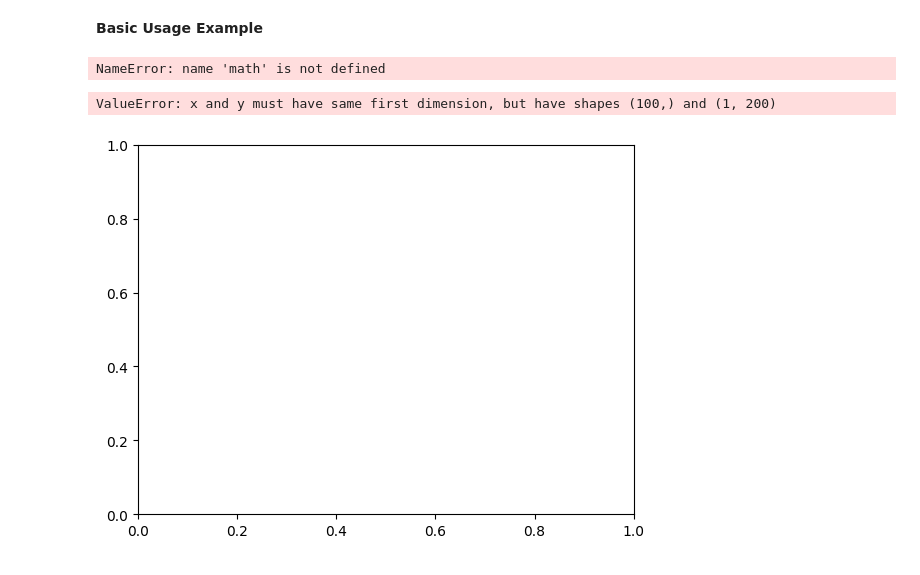
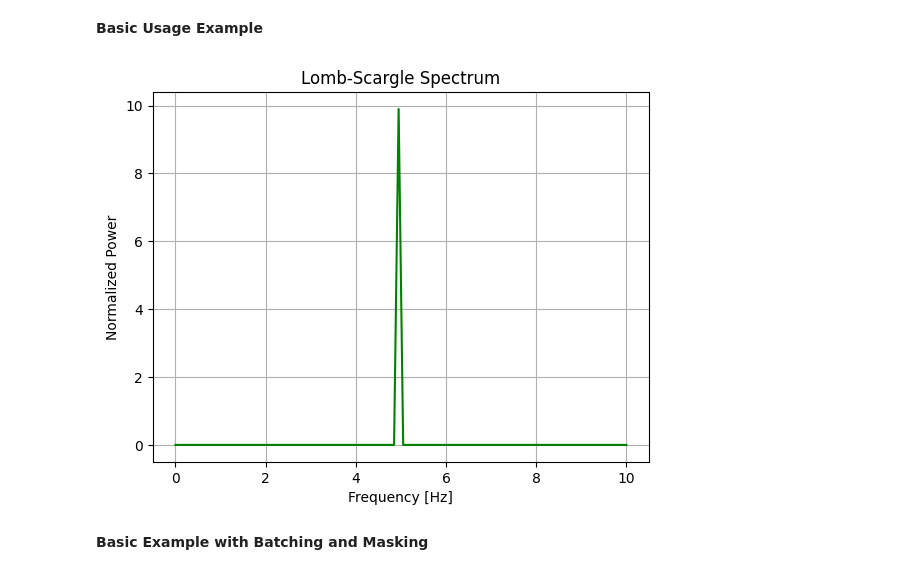
Before and after one commit to asztr/LombScargle, a Jupyter notebook: notebooks/demo.ipynb, the cells around one changed output. Cells and saved outputs as stored; diff of their text form; code cells hidden in the pictures.

```diff
--- a/notebooks/demo.ipynb
+++ b/notebooks/demo.ipynb
@@ -10,7 +13,7 @@ import LombScargle
 **Basic Usage Example**
 # %%
 # Define example time series with single frequency = 5
-t = torch.linspace(0, 10.0, 200) #timestamps
+t = torch.linspace(0, 10.0, 100) #timestamps
 y = torch.sin(2*math.pi*5.0*t) #values
 
 # Select frequencies to evaluate
@@ -19,16 +22,15 @@ freqs = torch.linspace(1e-5, 10.0, 100)
 # Compute the normalized spectrum
 ls = LombScargle.LombScargle(freqs)
 P = ls(t, y, fap=True, norm=True)  # [1, 100] array of power values
-# %% [output]
-NameError: name 'math' is not defined
 # %%
-# Plot the periodogram
-plt.plot(freqs, P[0].detach().numpy())
+# Plot the spectrum
+plt.plot(freqs, P[0].detach().numpy(), c="g")
 plt.xlabel("Frequency [Hz]")
 plt.ylabel("Normalized Power")
 plt.title("Lomb-Scargle Spectrum")
-# plt.grid(True)
+plt.grid(True)
 plt.show()
 # %% [output]
-ValueError: x and y must have same first dimension, but have shapes (100,) and (1, 200)
-[figure, old version]
+[figure, new version]
+# %% [markdown]
+**Basic Example with Batching and Masking**
```
Also changed, not shown: parts of 3 cells of this notebook.
